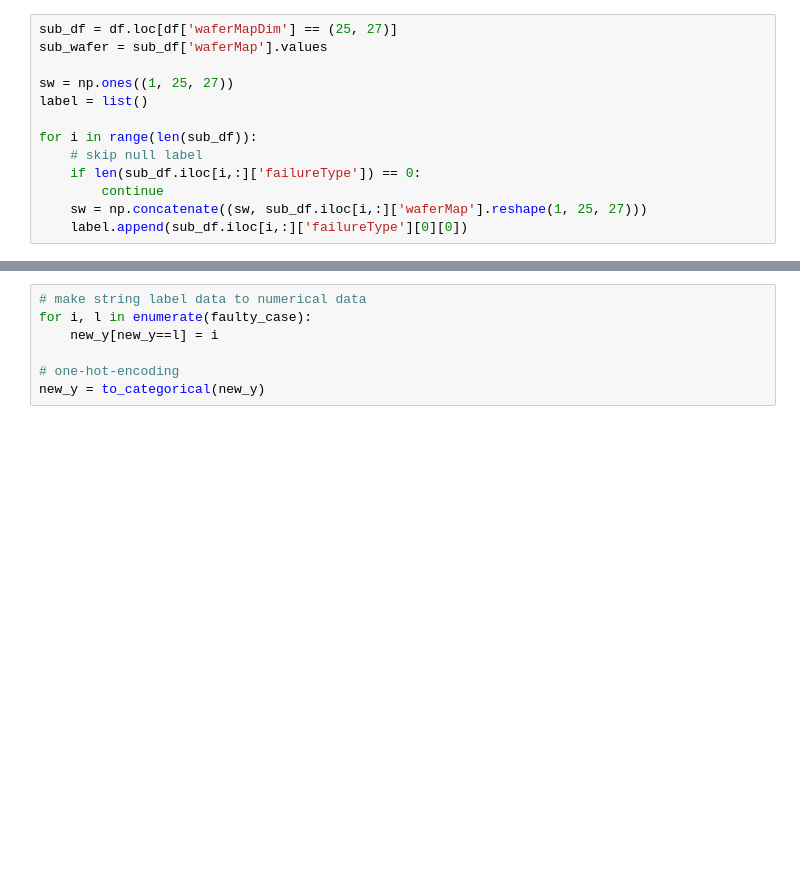
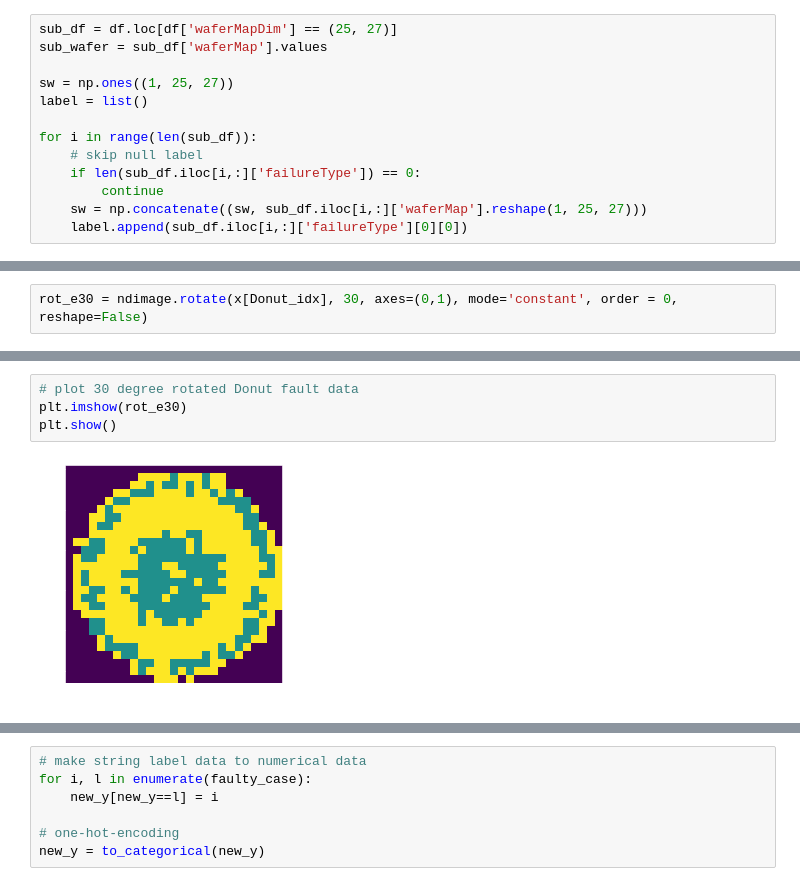
Before and after one commit to JeongSeo74/DeepLearning-CS230, a Jupyter notebook: Wafer Map Classification_modify.ipynb, the cells around one changed output, grey strips where cells are left out. Cells and saved outputs as stored; diff of their text form; blank space fills up the shorter version.

```diff
--- a/Wafer Map Classification_modify.ipynb
+++ b/Wafer Map Classification_modify.ipynb
@@ -167,0 +242,2 @@ none : 15881
+# %%
+rot_e30 = ndimage.rotate(x[Donut_idx], 30, axes=(0,1), mode='constant', order = 0, reshape=False)
@@ -167,0 +258,6 @@ none : 15881
+# %%
+# plot 30 degree rotated Donut fault data
+plt.imshow(rot_e30)
+plt.show()
+# %% [output]
+[figure, added]
```
Also changed, not shown: parts of 48 cells of this notebook.
